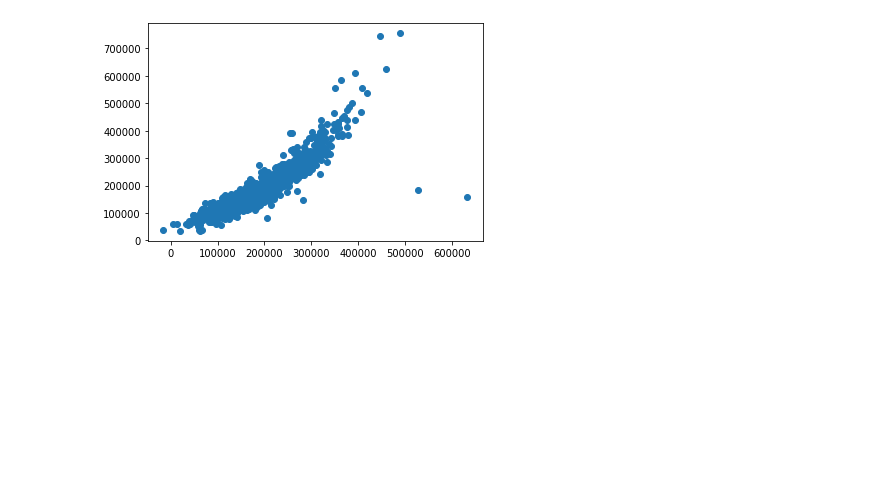
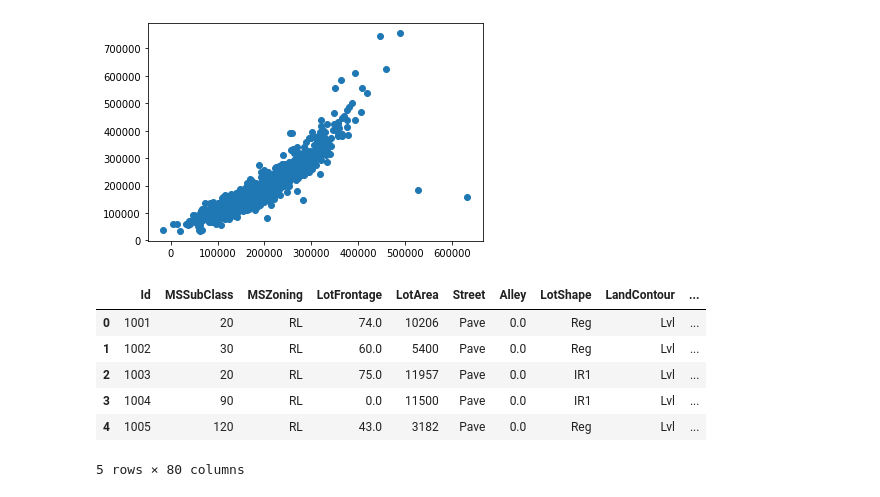
Before and after one commit to corwinstites/1.125_PS4, a Jupyter notebook: STITES_PS4_CODE.ipynb, the cells around one changed output. Cells and saved outputs as stored; diff of their text form; code cells hidden in the pictures; blank space fills up the shorter version.

```diff
--- a/STITES_PS4_CODE.ipynb
+++ b/STITES_PS4_CODE.ipynb
@@ -85,3 +85,17 @@ plt.scatter(predictions, Y)
 # %% [output]
 <matplotlib.collections.PathCollection at 0x...>
 [figure]
+# %%
+# Read in testing data, select the relevant data to test on, replace all NaN values with 0, display the head of the data
+data = pd.read_csv('https://raw.githubusercontent.com/corwinstites/1.125_PS4/main/test.csv')
+test = data.iloc[:,:]
+test.fillna(value = 0.0,inplace = True)
+test.head()
+# %% [output]
+|  | Id | MSSubClass | MSZoning | LotFrontage | LotArea | Street | Alley | LotShape | LandContour | ... |
+| 0 | 1001 | 20 | RL | 74.0 | 10206 | Pave | 0.0 | Reg | Lvl | ... |
+| 1 | 1002 | 30 | RL | 60.0 | 5400 | Pave | 0.0 | Reg | Lvl | ... |
+| 2 | 1003 | 20 | RL | 75.0 | 11957 | Pave | 0.0 | IR1 | Lvl | ... |
+| 3 | 1004 | 90 | RL | 0.0 | 11500 | Pave | 0.0 | IR1 | Lvl | ... |
+| 4 | 1005 | 120 | RL | 43.0 | 3182 | Pave | 0.0 | Reg | Lvl | ... |
+5 rows × 80 columns
```
Also changed, not shown: parts of 5 cells of this notebook.
